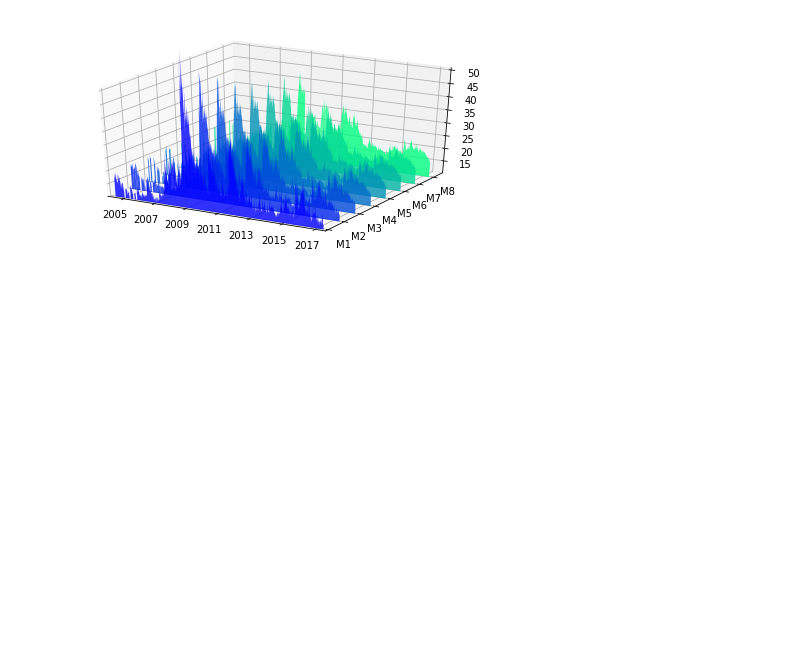
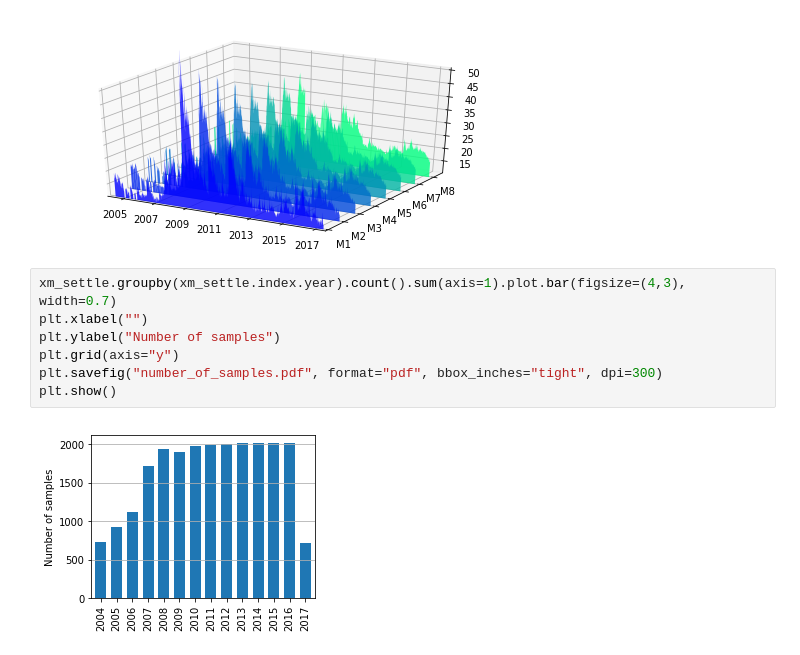
Before and after one commit to leyhline/vix-term-structure, a Jupyter notebook: overview.ipynb, the cells around one changed output. Drawn from its saved outputs; the diff is of its cells as text; blank space fills up the shorter version.

```diff
--- a/overview.ipynb
+++ b/overview.ipynb
@@ -546,3 +562,12 @@ plt.savefig("termstructures.pdf", format="pdf", bbox_inches="tight", dpi=300)
 plt.show()
 # %% [output]
 [figure]
+# %%
+xm_settle.groupby(xm_settle.index.year).count().sum(axis=1).plot.bar(figsize=(4,3), width=0.7)
+plt.xlabel("")
+plt.ylabel("Number of samples")
+plt.grid(axis="y")
+plt.savefig("number_of_samples.pdf", format="pdf", bbox_inches="tight", dpi=300)
+plt.show()
+# %% [output]
+[figure, added]
```
Also changed, not shown: parts of 4 cells of this notebook.
